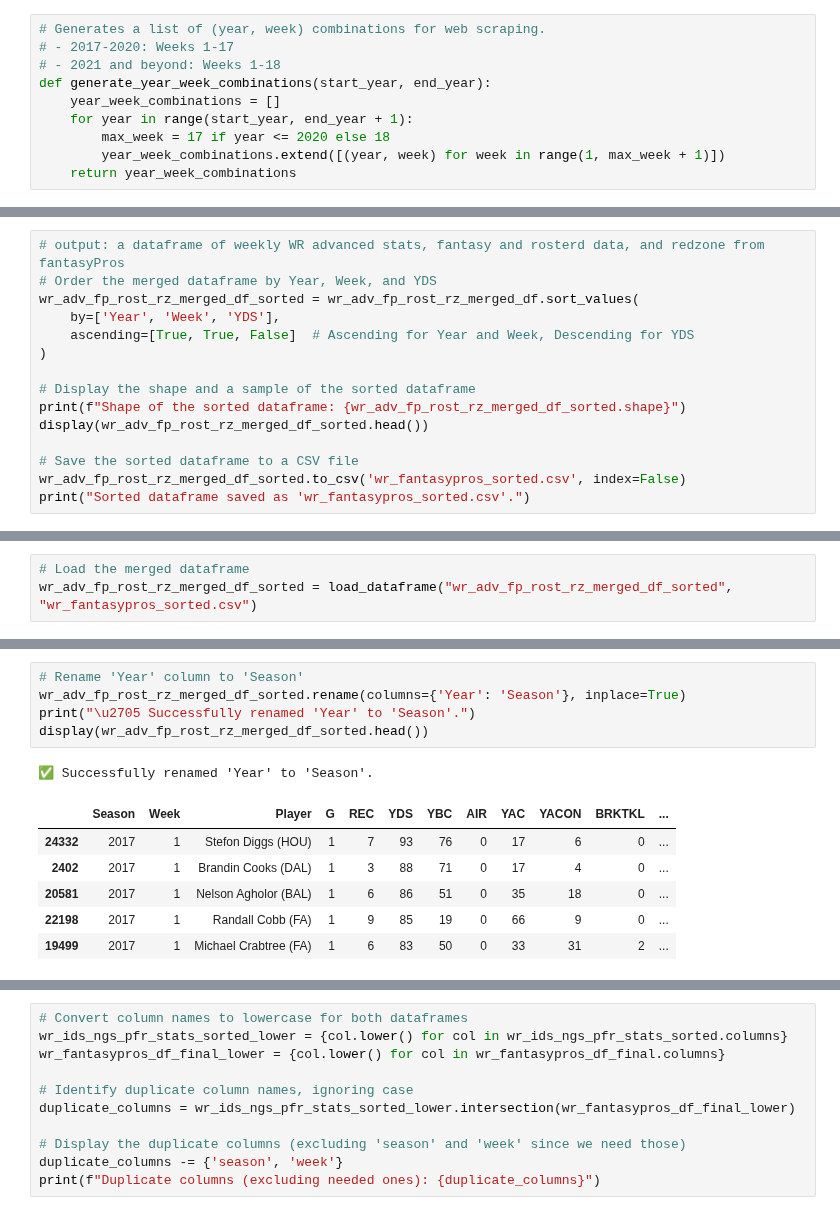
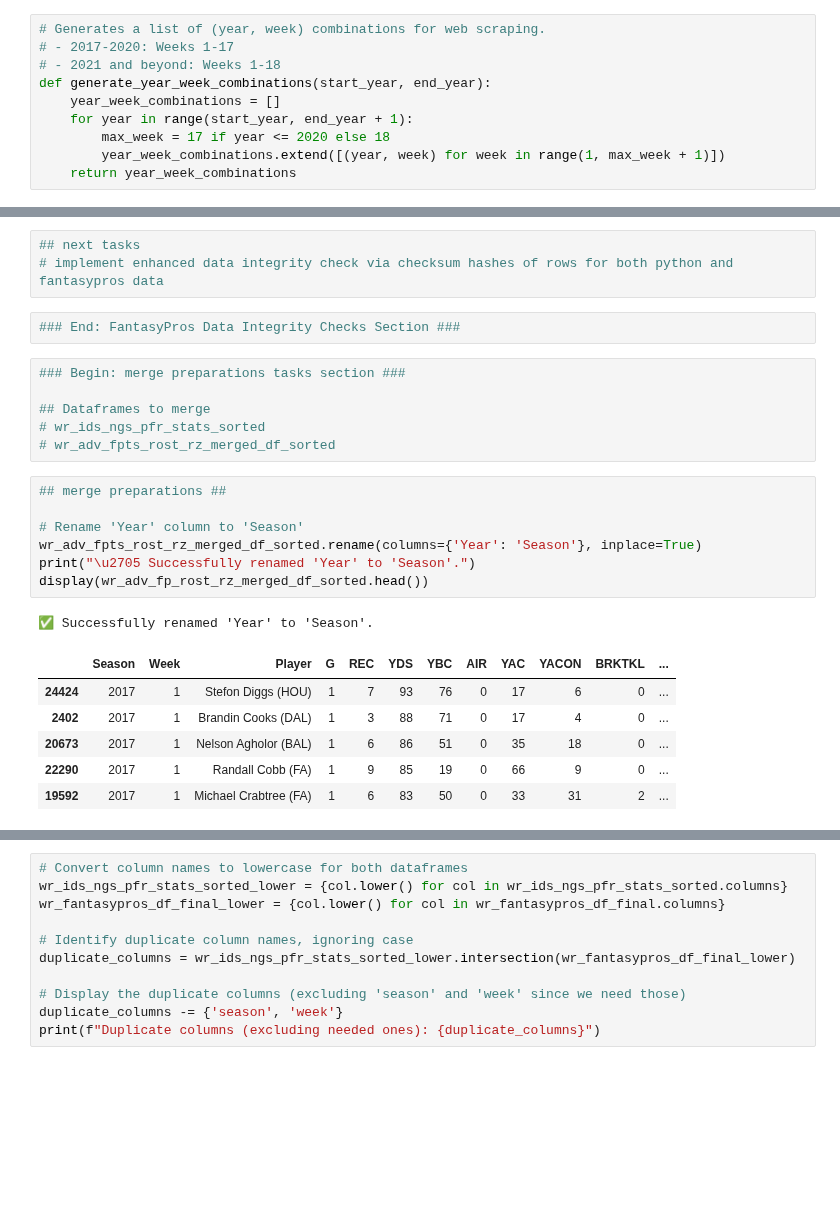
Before and after one commit to ARCtechmo/fanfav, a Jupyter notebook: wr_df.ipynb, the cells around one changed output, grey strips where cells are left out. Saved outputs shown, nothing was run; the diff lists cells and outputs as text; blank space fills up the shorter version.

```diff
--- a/wr_df.ipynb
+++ b/wr_df.ipynb
@@ -898,15 +672,0 @@ Shape of the merged dataframe: (28329, 27)
-# %%
-# output: a dataframe of weekly WR advanced stats, fantasy and rosterd data, and redzone from fantasyPros
-# Order the merged dataframe by Year, Week, and YDS
-wr_adv_fp_rost_rz_merged_df_sorted = wr_adv_fp_rost_rz_merged_df.sort_values(
-    by=['Year', 'Week', 'YDS'],
-    ascending=[True, True, False]  # Ascending for Year and Week, Descending for YDS
-)
-
-# Display the shape and a sample of the sorted dataframe
-print(f"Shape of the sorted dataframe: {wr_adv_fp_rost_rz_merged_df_sorted.shape}")
-display(wr_adv_fp_rost_rz_merged_df_sorted.head())
-
-# Save the sorted dataframe to a CSV file
-wr_adv_fp_rost_rz_merged_df_sorted.to_csv('wr_fantasypros_sorted.csv', index=False)
-print("Sorted dataframe saved as 'wr_fantasypros_sorted.csv'.")
@@ -1269,3 +1080,0 @@ Testing Year: 2018
-# %%
-# Load the merged dataframe
-wr_adv_fp_rost_rz_merged_df_sorted = load_dataframe("wr_adv_fp_rost_rz_merged_df_sorted", "wr_fantasypros_sorted.csv")
@@ -1272,13 +1398,26 @@ wr_adv_fp_rost_rz_merged_df_sorted = load_dataframe("wr_adv_fp_rost_rz_merged_df
+# %%
+## next tasks
+# implement enhanced data integrity check via checksum hashes of rows for both python and fantasypros data
+# %%
+### End: FantasyPros Data Integrity Checks Section ###
+# %%
+### Begin: merge preparations tasks section ###
+
+## Dataframes to merge
+# wr_ids_ngs_pfr_stats_sorted
+# wr_adv_fpts_rost_rz_merged_df_sorted
 # %%
+## merge preparations ##
+
 # Rename 'Year' column to 'Season'
-wr_adv_fp_rost_rz_merged_df_sorted.rename(columns={'Year': 'Season'}, inplace=True)
+wr_adv_fpts_rost_rz_merged_df_sorted.rename(columns={'Year': 'Season'}, inplace=True)
 print("\u2705 Successfully renamed 'Year' to 'Season'.")
 display(wr_adv_fp_rost_rz_merged_df_sorted.head())
 # %% [output]
 ✅ Successfully renamed 'Year' to 'Season'.
 |  | Season | Week | Player | G | REC | YDS | YBC | AIR | YAC | YACON | BRKTKL | ... |
-| 24332 | 2017 | 1 | Stefon Diggs (HOU) | 1 | 7 | 93 | 76 | 0 | 17 | 6 | 0 | ... |
+| 24424 | 2017 | 1 | Stefon Diggs (HOU) | 1 | 7 | 93 | 76 | 0 | 17 | 6 | 0 | ... |
 | 2402 | 2017 | 1 | Brandin Cooks (DAL) | 1 | 3 | 88 | 71 | 0 | 17 | 4 | 0 | ... |
-| 20581 | 2017 | 1 | Nelson Agholor (BAL) | 1 | 6 | 86 | 51 | 0 | 35 | 18 | 0 | ... |
-| 22198 | 2017 | 1 | Randall Cobb (FA) | 1 | 9 | 85 | 19 | 0 | 66 | 9 | 0 | ... |
-| 19499 | 2017 | 1 | Michael Crabtree (FA) | 1 | 6 | 83 | 50 | 0 | 33 | 31 | 2 | ... |
+| 20673 | 2017 | 1 | Nelson Agholor (BAL) | 1 | 6 | 86 | 51 | 0 | 35 | 18 | 0 | ... |
+| 22290 | 2017 | 1 | Randall Cobb (FA) | 1 | 9 | 85 | 19 | 0 | 66 | 9 | 0 | ... |
+| 19592 | 2017 | 1 | Michael Crabtree (FA) | 1 | 6 | 83 | 50 | 0 | 33 | 31 | 2 | ... |
```
Also changed, not shown: parts of 56 cells of this notebook.
